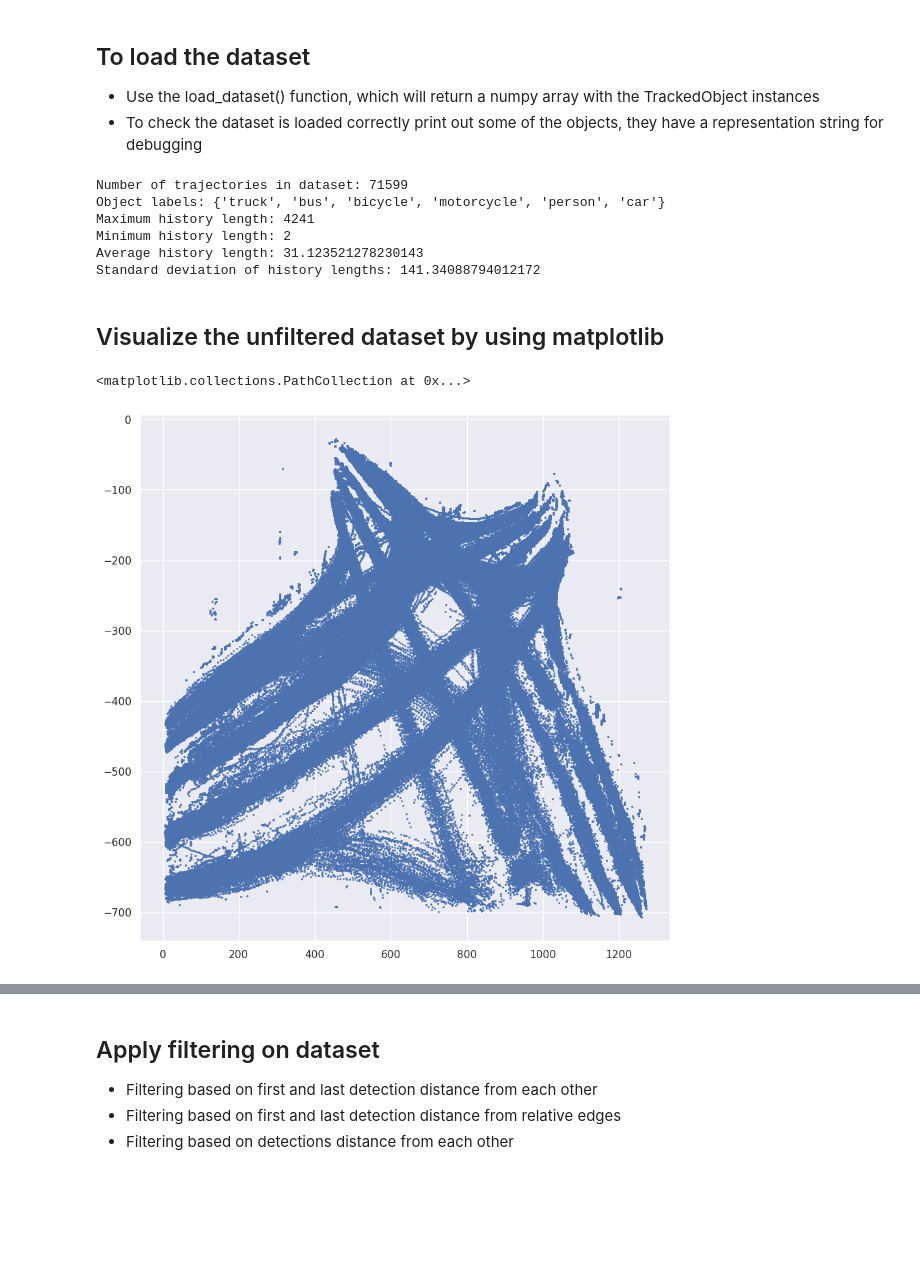
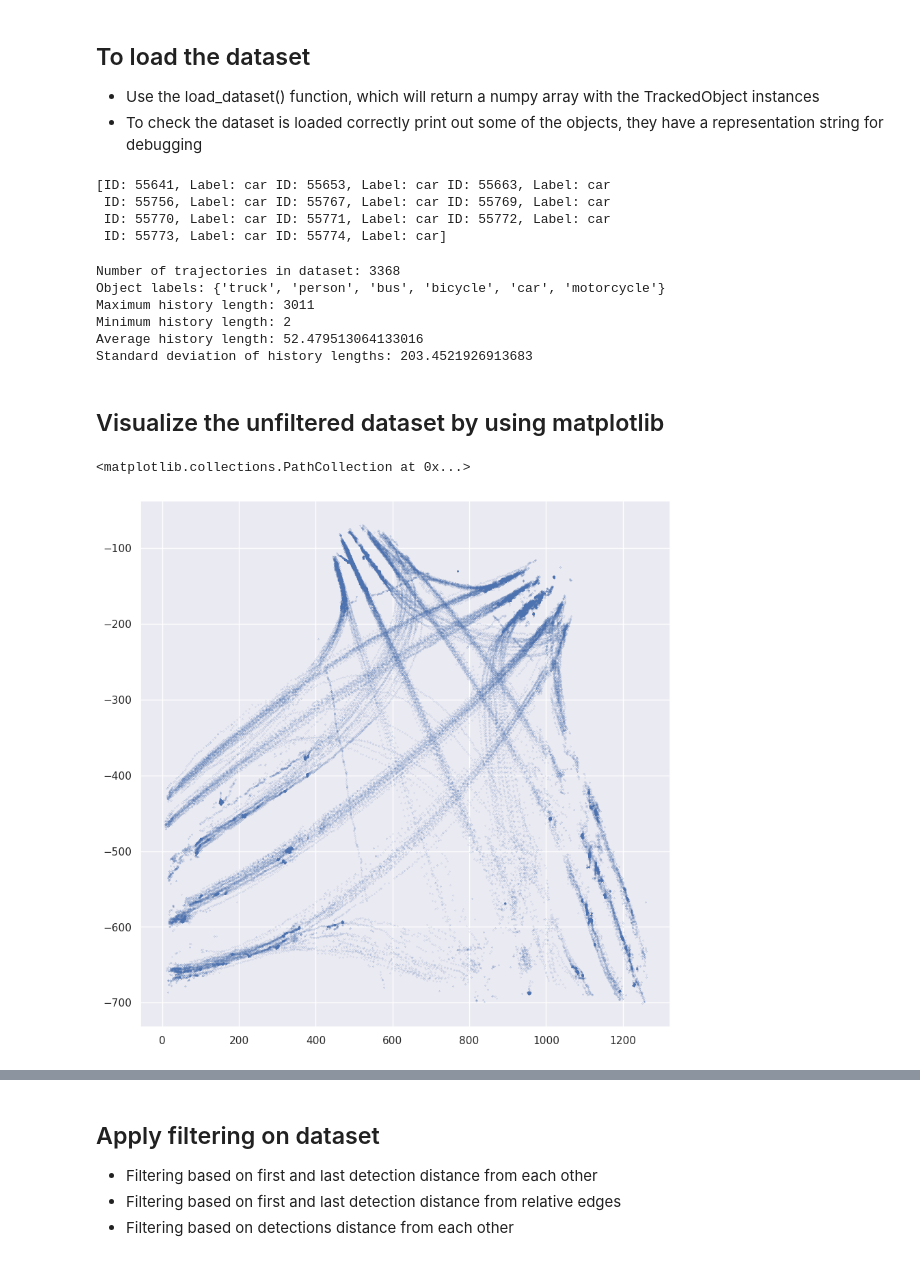
Before and after one commit to Pecneb/PathFindRNET, a Jupyter notebook: examples/dataset_processing.ipynb, the cells around one changed output, grey strips where cells are left out. Drawn from its saved outputs; the diff is of its cells as text; code cells hidden in the pictures; blank space fills up the shorter version.

```diff
--- a/examples/dataset_processing.ipynb
+++ b/examples/dataset_processing.ipynb
@@ -12,7 +12,8 @@ from PathFindRNET.dataset.dataset_loader import load_dataset
 # datasets are from the same source
 # dataset_path = "/media/pecneb/970evoplus/tavaszi_szel_konferencia_datasets/Bellevue_116th_NE12th_24H"
 # dataset_path = "/media/pecneb/970evoplus/gitclones/computer_vision_research/research_data/short_test_videos"
-dataset_path = "/media/pecneb/970evoplus/tavaszi_szel_konferencia_datasets/Bellevue_116th_NE12th_24H_PathFindRNET"
+dataset_path = "/media/pecneb/970evoplus/tavaszi_szel_konferencia_datasets/Bellevue_116th_NE12th_24H_PathFindRNET/Bellevue_116th_NE12th__2017-09-11_08-08-50.joblib"
+# dataset_path = "/media/pecneb/970evoplus/tavaszi_szel_konferencia_datasets/Bellevue_116th_NE12th_24H_PathFindRNET/"
 # %% [markdown]
 ## To load the dataset
 - Use the load_dataset() function, which will return a numpy array with the TrackedObject instances
@@ -20,6 +21,11 @@ dataset_path = "/media/pecneb/970evoplus/tavaszi_szel_konferencia_datasets/Belle
 # %%
 dataset = load_dataset(dataset_path)
 print(dataset[:11])
+# %% [output]
+[ID: 55641, Label: car ID: 55653, Label: car ID: 55663, Label: car
+ ID: 55756, Label: car ID: 55767, Label: car ID: 55769, Label: car
+ ID: 55770, Label: car ID: 55771, Label: car ID: 55772, Label: car
+ ID: 55773, Label: car ID: 55774, Label: car]
 # %%
 def stats(dataset):
     print(f"Number of trajectories in dataset: {len(dataset)}")
@@ -38,12 +44,12 @@ def stats(dataset):
 
 history_lengths, object_labels = stats(dataset)
 # %% [output]
-Number of trajectories in dataset: 71599
-Object labels: {'truck', 'bus', 'bicycle', 'motorcycle', 'person', 'car'}
-Maximum history length: 4241
+Number of trajectories in dataset: 3368
+Object labels: {'truck', 'person', 'bus', 'bicycle', 'car', 'motorcycle'}
+Maximum history length: 3011
 Minimum history length: 2
-Average history length: 31.123521278230143
-Standard deviation of history lengths: 141.34088794012172
+Average history length: 52.479513064133016
+Standard deviation of history lengths: 203.4521926913683
 # %% [markdown]
 ## Visualize the unfiltered dataset by using matplotlib
 # %%
@@ -55,11 +61,11 @@ sns.set_theme()
 # %%
 fig, ax = plt.subplots(1, 1, figsize=(10, 10))
 X = np.concatenate([o.history_X for o in dataset])
 Y = 1 - np.concatenate([o.history_Y for o in dataset])
-ax.scatter(x=X, y=Y, s=1)
+ax.scatter(x=X, y=Y, s=0.01)
 # %% [output]
 <matplotlib.collections.PathCollection at 0x...>
-[figure, old version]
+[figure, new version]
 # %%
 # Plot histogram of history lengths with seaborn (log scale)
 fig, ax = plt.subplots(1, 1, figsize=(10, 10))
```
Also changed, not shown: parts of 15 cells of this notebook.
